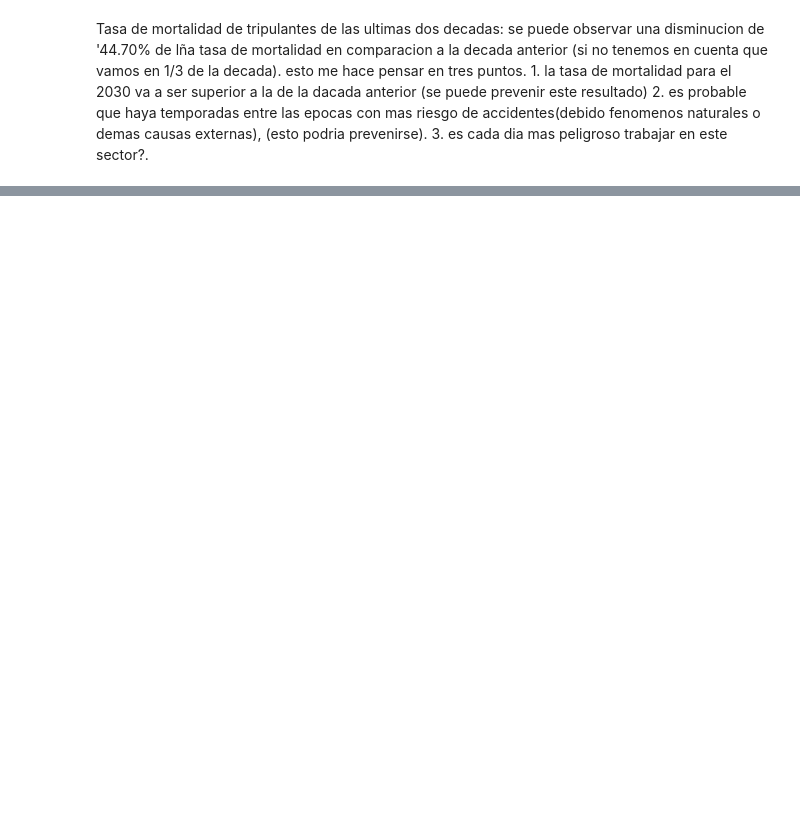
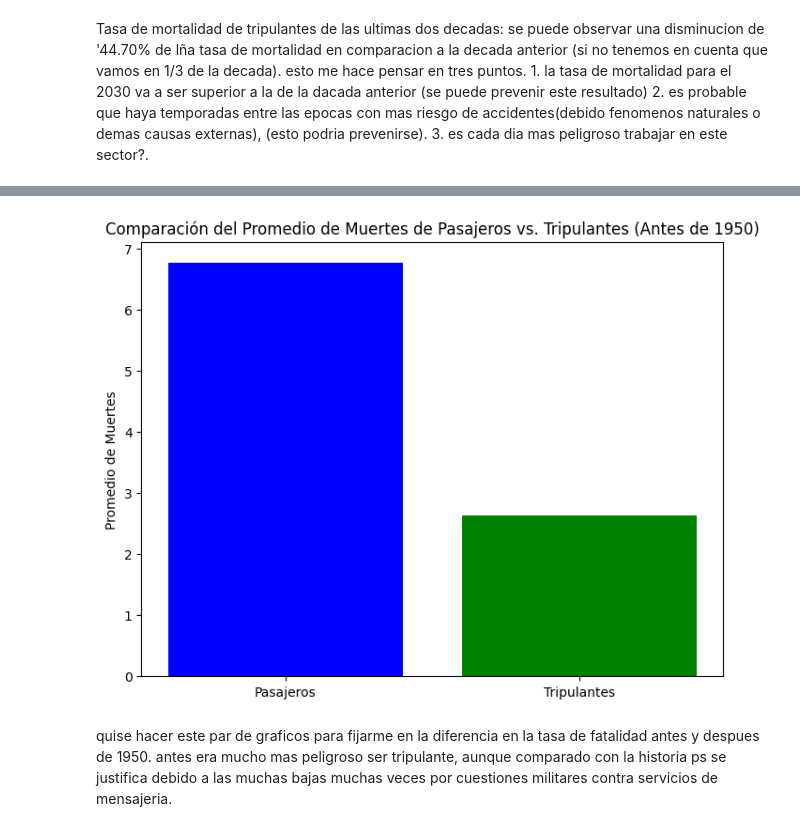
Before and after one commit to damian-code29/Avioncitos, a Jupyter notebook: dos_analisis.ipynb, the cells around one changed output, grey strips where cells are left out. Drawn from its saved outputs; the diff is of its cells as text; code cells hidden in the pictures; blank space fills up the shorter version.

```diff
--- a/dos_analisis.ipynb
+++ b/dos_analisis.ipynb
@@ -135,0 +133,19 @@ esto me hace pensar en tres puntos.
+# %%
+end_date = '1950-01-01'
+filtered_data = aa[aa['fecha'] < end_date]
+
+# Calcular el promedio de muertes de pasajeros y tripulantes
+promedio_muertes_pasajeros = filtered_data['bajas_pasajeros'].mean()
+promedio_muertes_tripulantes = filtered_data['bajas_tripulacion'].mean()
+
+# Crear un gráfico de barras para comparar los promedios
+plt.figure(figsize=(8, 6))
+plt.bar(['Pasajeros', 'Tripulantes'], [promedio_muertes_pasajeros, promedio_muertes_tripulantes], color=['blue', 'green'])
+plt.title('Comparación del Promedio de Muertes de Pasajeros vs. Tripulantes (Antes de 1950)')
+plt.ylabel('Promedio de Muertes')
+plt.show()
+# %% [output]
+[figure, added]
+# %% [markdown]
+quise hacer este par de graficos para fijarme en la diferencia en la tasa de fatalidad antes y despues de 1950.
+antes era mucho mas peligroso ser tripulante, aunque comparado con la historia ps se justifica debido a las muchas bajas muchas veces por cuestiones militares contra servicios de mensajeria.
```
Also changed, not shown: parts of 9 cells of this notebook, 4 other files.
